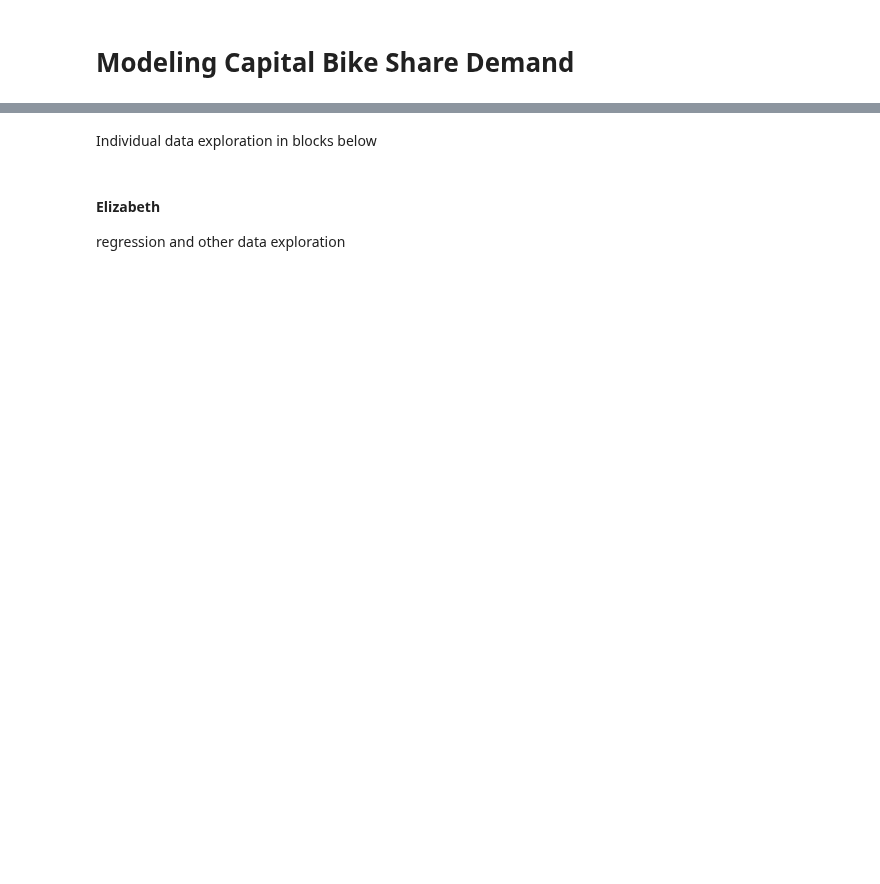
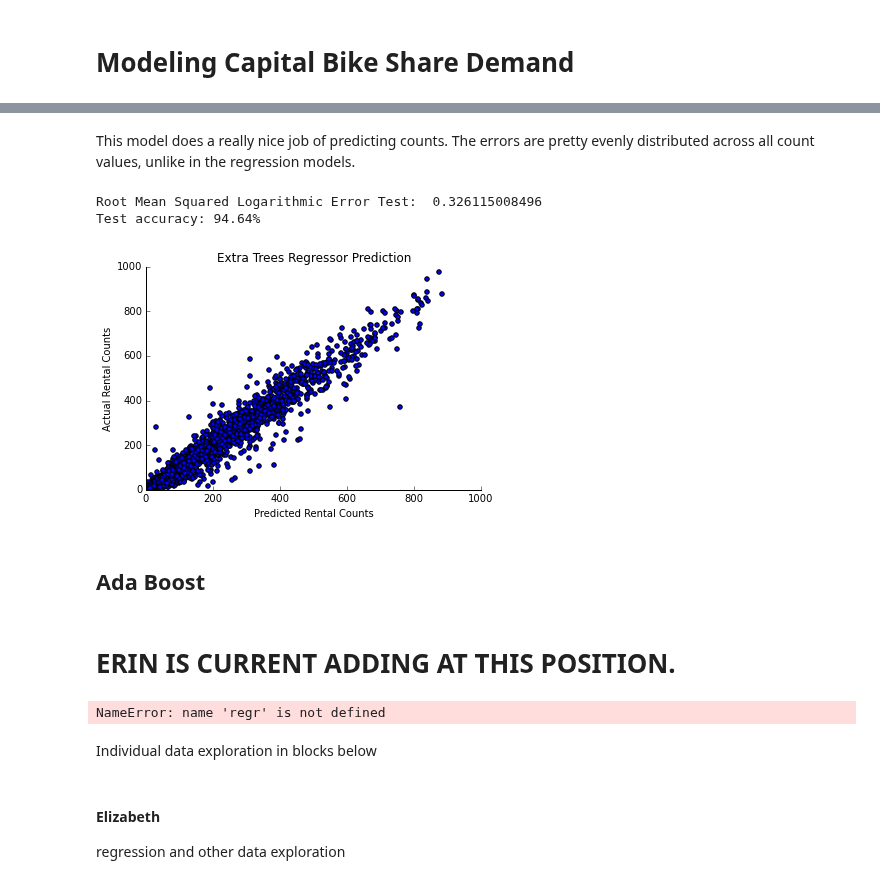
Before and after one commit to elizabethpeters/MIDS_girlpower, a Jupyter notebook: FinalProject.ipynb, the cells around one changed output, grey strips where cells are left out. Saved outputs shown, nothing was run; the diff lists cells and outputs as text; code cells hidden in the pictures; blank space fills up the shorter version.

```diff
--- a/FinalProject.ipynb
+++ b/FinalProject.ipynb
@@ -177,0 +220,28 @@ Variance score: 0.40
+# %%
+# Create three LinearRegression classifiers
+lr = LinearRegression()
+lr_cas = LinearRegression()
+lr_reg = LinearRegression()
+
+# Fit the models using the proper data sets
+lr.fit(train, train_labels)
+lr_cas.fit(train_cas, ctrain_labels)
+lr_reg.fit(train_reg, rtrain_labels)
+
+# Get the predictions for each model
+pred = lr.predict(test)
+pred_cas = lr_cas.predict(test_cas)
+pred_reg = lr_reg.predict(test_reg)
+
+# Calculate the variance scores: (R squared value) where 1 is perfect prediction
+lr_score = lr.score(test, test_labels)
+lr_cas_score = lr_cas.score(test_cas, ctest_labels)
+lr_reg_score = lr_reg.score(test_reg, rtest_labels)
+
+print "Residual sum of squares: %.2f" % np.mean((pred - test_labels) ** 2)
+print "Residual sum of squares (cas): %.2f" % np.mean((pred_cas - ctest_labels) ** 2)
+print "Residual sum of squares (reg): %.2f" % np.mean((pred_reg - rtest_labels) ** 2)
+
+print '\n\nVariance score for total count prediction: %.2f' % lr_score
+print 'Variance score for casual prediction: %.2f' % lr_cas_score
+print 'Variance score for registered prediction: %.2f' % lr_reg_score
@@ -177,0 +431,25 @@ Variance score: 0.40
+# %% [markdown]
+This model does a really nice job of predicting counts. The errors are pretty evenly distributed across all count values, unlike in the regression models.
+# %%
+et_clf = ExtraTreesRegressor(n_estimators=1000, min_samples_split=2, min_samples_leaf=2, max_features='auto', n_jobs=1)
+et_clf.fit(xtrain, ytrain)
+et_preds = et_clf.predict(xtest).astype(int)
+
+# plot of predicted vs actual counts
+plt.scatter(preds, ytest)
+plt.title("Extra Trees Regressor Prediction")
+plt.ylabel("Actual Rental Counts")
+plt.xlabel("Predicted Rental Counts")
+plt.xlim(0, 1000)
+plt.ylim(0, 1000)
+remove_border()
+
+#Root Mean Squared Logarithmic Error (RMSLE) and accuracy score
+print "\nRoot Mean Squared Logarithmic Error Test: ", rmsele(et_preds, ytest)
+print "Test accuracy: %0.2f%%" % (100*rf_clf.score(xtest, ytest)) + "\n"
+# %% [output]
+Root Mean Squared Logarithmic Error Test:  0.326115008496
+Test accuracy: 94.64%
+[figure, added]
+# %% [markdown]
+## Ada Boost
@@ -178,8 +482,10 @@ Variance score: 0.40
+# %% [markdown]
+# ERIN IS CURRENT ADDING AT THIS POSITION.
 # %%
 # Code for baseline Kaggle submission (NOTE didn't use the full train.csv data, which would improve our baseline automatically)
 
 # predict the counts for dev data (test.csv), converting negative predictions to positive values and casting floats to int
-predicted_counts = abs(regr.predict(dev).astype(int))
+predicted_counts = abs(regr.predict(pd_dev).astype(int))
 # # zip these predictions with the datetime for that prediction
 precsv = zip(raw_dev[1:,0], predicted_counts)
 
@@ -192,6 +498,8 @@ try:
         writer.writerow( row )
 finally:
     f.close()
+# %% [output]
+NameError: name 'regr' is not defined
 # %% [markdown]
 Individual data exploration in blocks below
 # %% [markdown]
```
Also changed, not shown: parts of 46 cells of this notebook, 8 other files.
